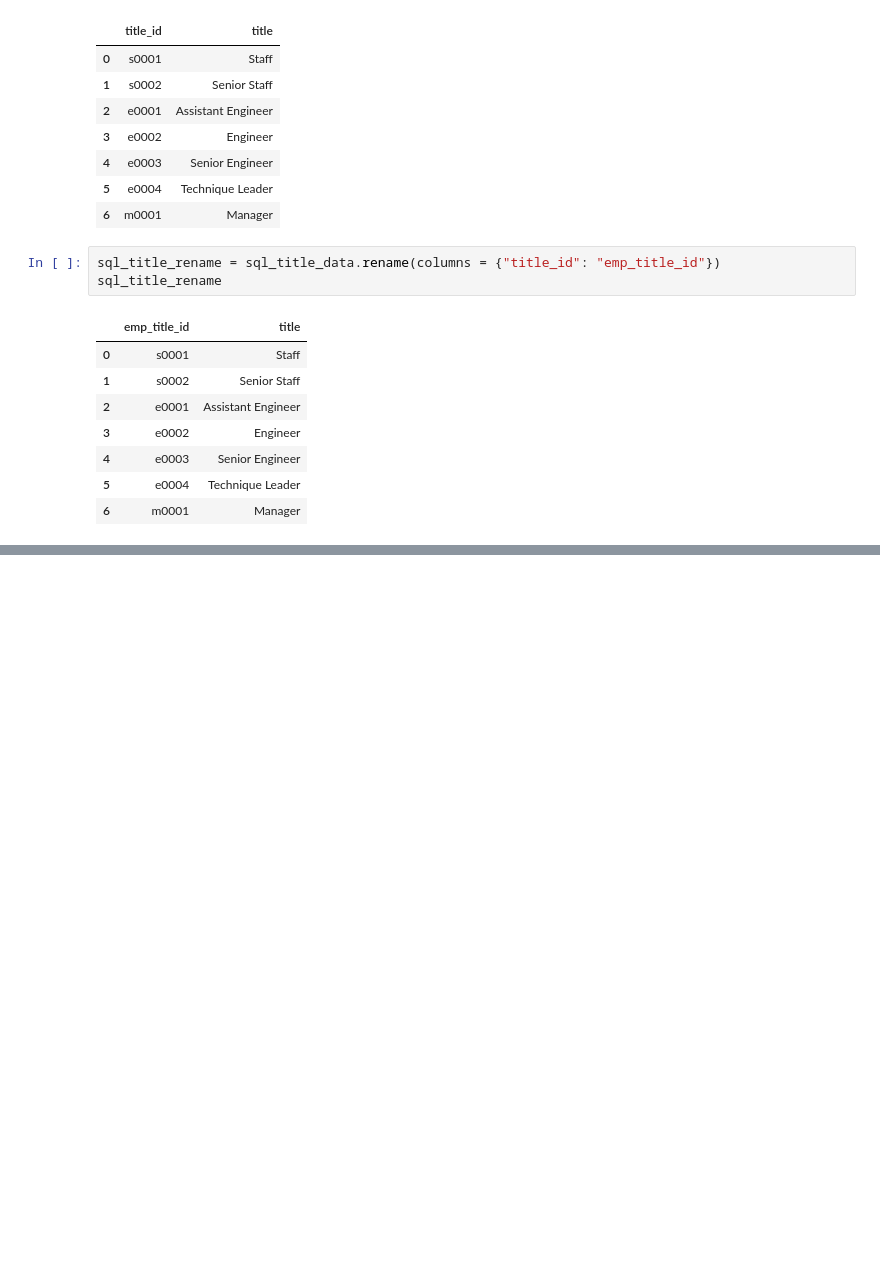
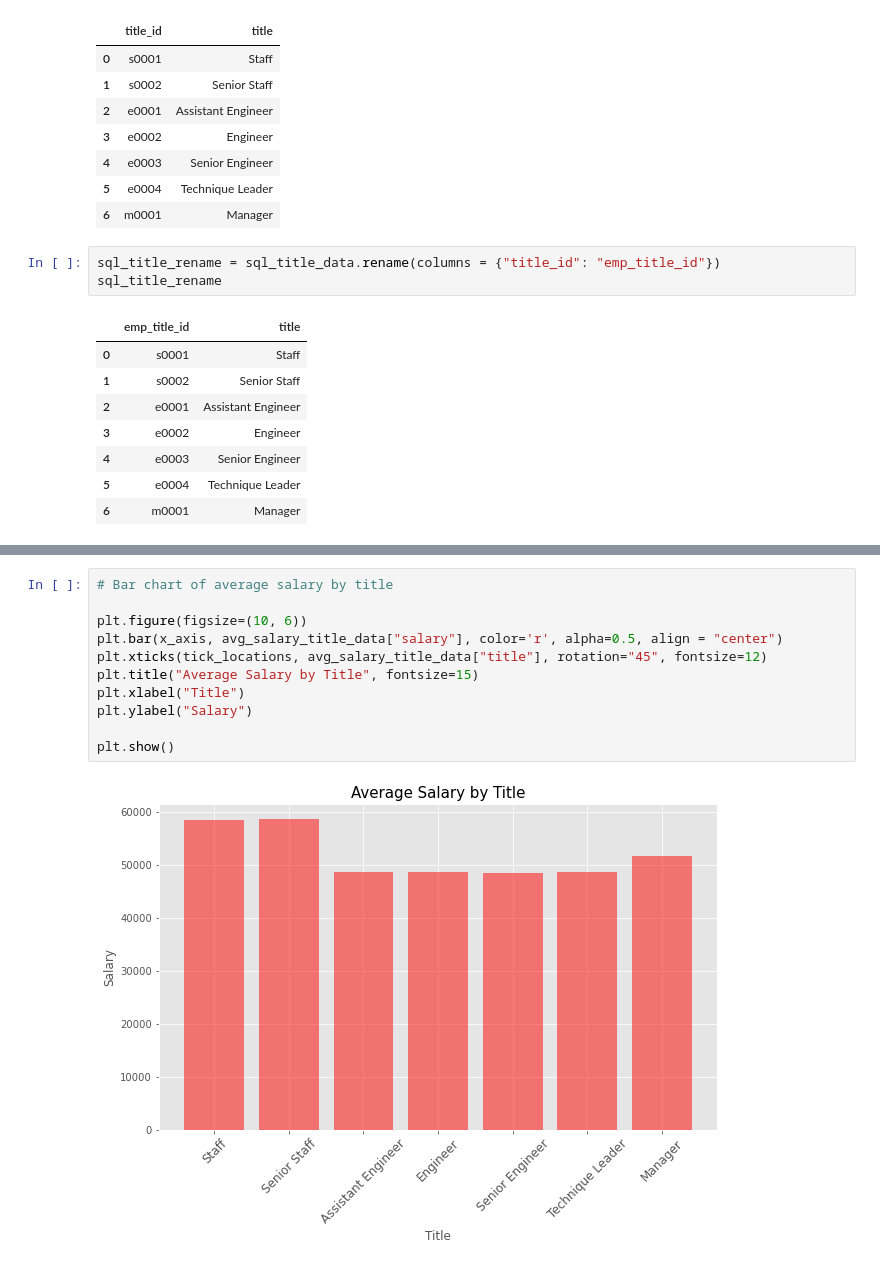
Before and after one commit to Terra999/sql-challenge, a Jupyter notebook: sql_bonus_work.ipynb, the cells around one changed output, grey strips where cells are left out. Saved outputs shown, nothing was run; the diff lists cells and outputs as text; blank space fills up the shorter version.

```diff
--- a/sql_bonus_work.ipynb
+++ b/sql_bonus_work.ipynb
@@ -119,0 +123,13 @@ avg_salary_title_data
+# %%
+# Bar chart of average salary by title
+
+plt.figure(figsize=(10, 6))
+plt.bar(x_axis, avg_salary_title_data["salary"], color='r', alpha=0.5, align = "center")
+plt.xticks(tick_locations, avg_salary_title_data["title"], rotation="45", fontsize=12)
+plt.title("Average Salary by Title", fontsize=15)
+plt.xlabel("Title")
+plt.ylabel("Salary")
+
+plt.show()
+# %% [output]
+[figure, added]
```
Also changed, not shown: parts of 3 cells of this notebook.
